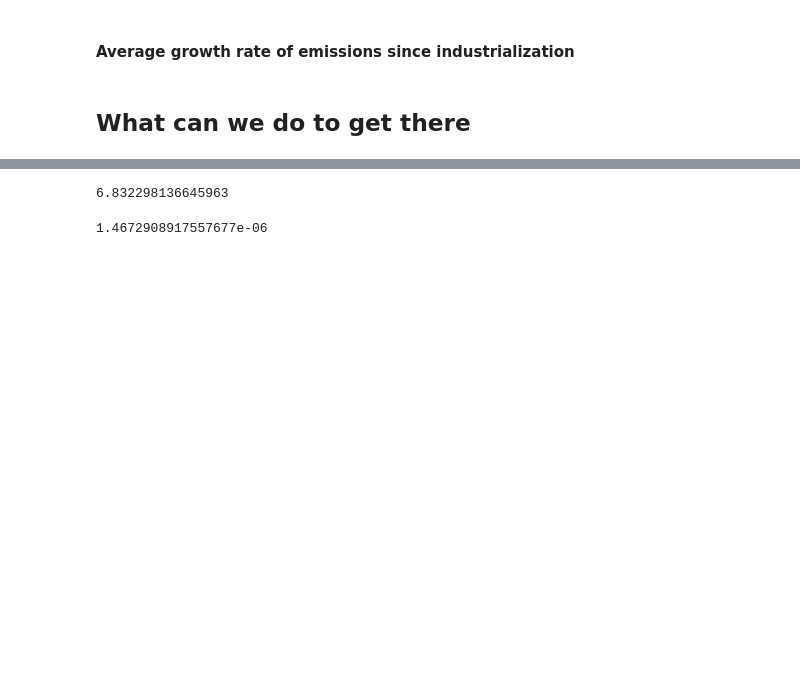
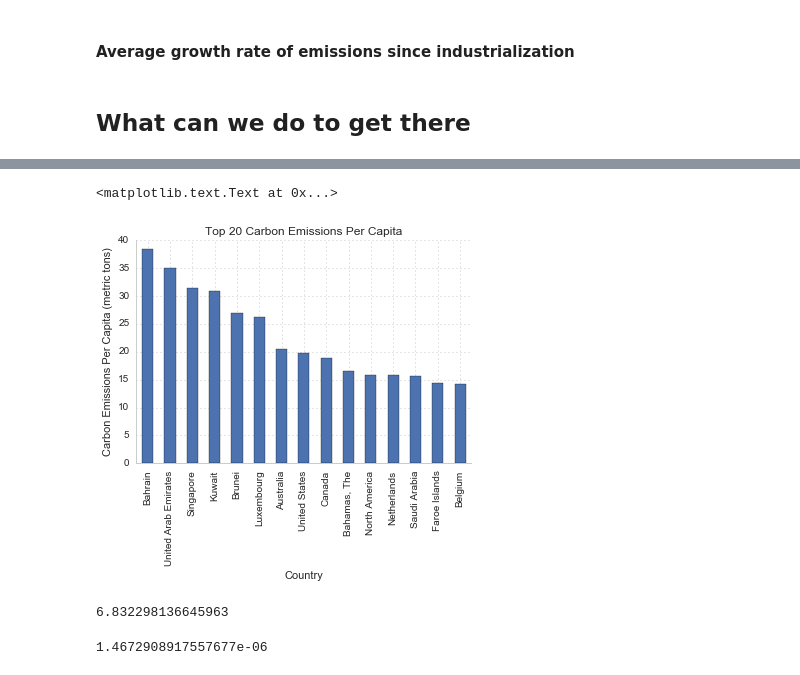
Before and after one commit to pdarche/carbon, a Jupyter notebook: notebooks/Carbon Footprint - EDA.ipynb, the cells around one changed output, grey strips where cells are left out. Drawn from its saved outputs; the diff is of its cells as text; code cells hidden in the pictures; blank space fills up the shorter version.

```diff
--- a/notebooks/Carbon Footprint - EDA.ipynb
+++ b/notebooks/Carbon Footprint - EDA.ipynb
@@ -964,3 +964,8 @@ indus = full_ice_core[full_ice_core.age_gas_calBP <= 190]
 dppm = ((indus.co2_ppm - indus.co2_ppm.shift(-1)) / indus.co2_ppm) * 100
 # %% [markdown]
 ## What can we do to get there
+# %%
+carbon_per_capita = pd.read_csv('../data/world_carbon_per_capita.csv')
+carbon_per_capita.columns = ['rank', 'country', 'footprint']
+# %%
+per_capita_series = pd.Series(carbon_per_capita.footprint.values, index=carbon_per_capita.country)
@@ -967,3 +991,15 @@ dppm = ((indus.co2_ppm - indus.co2_ppm.shift(-1)) / indus.co2_ppm) * 100
+# %%
+ax = plt.axes()
+sns.despine()
+modify_gridlines(ax)
+per_capita_series[5:20].plot(kind='bar')
+
+plt.ylabel('Carbon Emissions Per Capita (metric tons)')
+plt.xlabel('Country')
+plt.title('Top 20 Carbon Emissions Per Capita')
+# %% [output]
+<matplotlib.text.Text at 0x...>
+[figure, added]
 # %%
 thirteen = anthrocarbon.iloc[-1].total
 # %%
```
Also changed, not shown: parts of 4 cells of this notebook, 2 other files.
